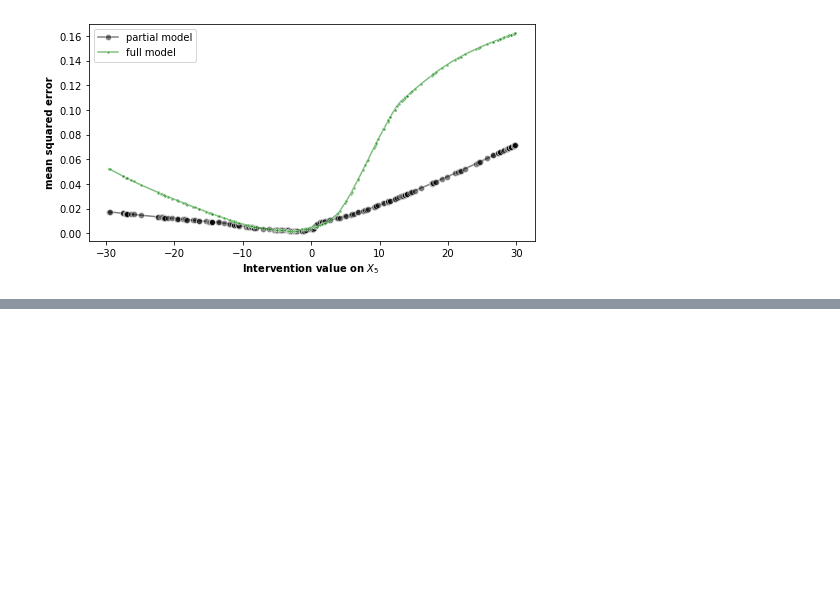
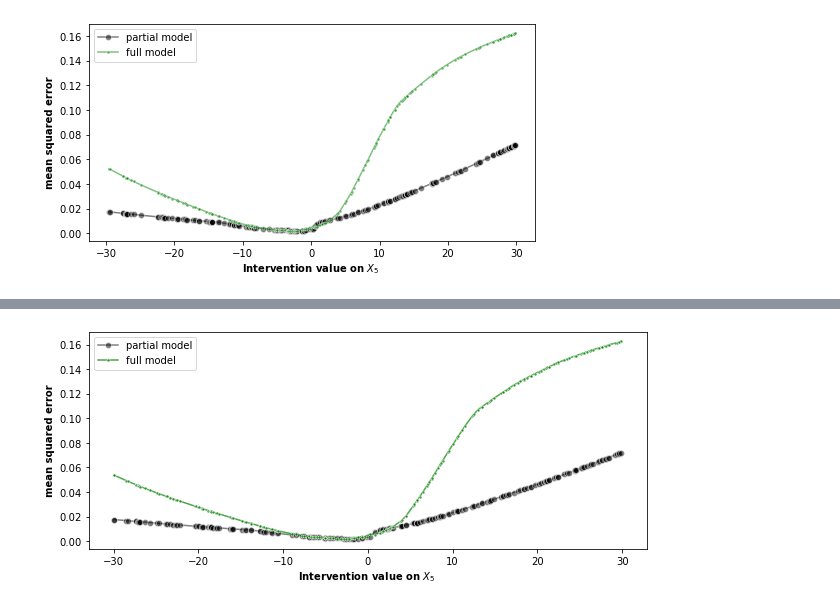
Before and after one commit to Saptarshi-Saha-1996/Noise-Abduction-for-Counterfactuals, a Jupyter notebook: Synthetic_data_experiment/specific_seed_experiment.ipynb, the cells around one changed output, grey strips where cells are left out. Saved outputs shown, nothing was run; the diff lists cells and outputs as text; code cells hidden in the pictures; blank space fills up the shorter version.

```diff
--- a/Synthetic_data_experiment/specific_seed_experiment.ipynb
+++ b/Synthetic_data_experiment/specific_seed_experiment.ipynb
@@ -222,0 +242,6 @@ X6_cf,X5_cf, X4_cf, X3_cf, X2_cf, X1_cf, Y_cf= SCM(epsilon_unseen,True,j)      #
+# %%
+intervention_set=np.random.uniform(-30,30,200)
+error_fullmodel,error_partialmodel=cf_analysis(intervention_set=intervention_set,data=Data_unseen,path=logs,SCM=SCM,scm=scm,scm_partial=scm_partial,epsilon=epsilon_unseen)
+import pandas as pd
+data=pd.DataFrame({'intervention':intervention_set,'error_partial':error_partialmodel,'error_full': error_fullmodel,'seed':1})
+data
@@ -222,0 +262,15 @@ X6_cf,X5_cf, X4_cf, X3_cf, X2_cf, X1_cf, Y_cf= SCM(epsilon_unseen,True,j)      #
+# %%
+from matplotlib import pyplot as plt
+#sns.set_style('darkgrid')
+fig, ax = plt.subplots(figsize=(10, 4))
+#plt.scatter(intervention_set,np.exp(np.array(error_partial)),label='partial model',color='black',ls='-',marker='o')
+#plt.scatter(intervention_set,np.exp(np.array(error_full)),label='full model',color='yellow',ls='--',marker='*')
+sns.lineplot(data=data,x='intervention',y='error_partial',label='partial model',color='black',marker='o',alpha=0.5)
+sns.lineplot(data=data,x='intervention',y='error_full',label='full model',color='green',marker='.',alpha=0.7)
+
+plt.xlabel(r'Intervention value on $X_{5}$ ',fontweight='bold')
+plt.ylabel('mean squared error',fontweight='bold')
+plt.legend()
+fig.savefig(path+'testerror_synthetic_data.pdf',pad_inches=0.1,bbox_inches='tight',format='pdf',dpi=1200)
+# %% [output]
+[figure, added]
```
Also changed, not shown: parts of 13 cells of this notebook, 18 other files.
